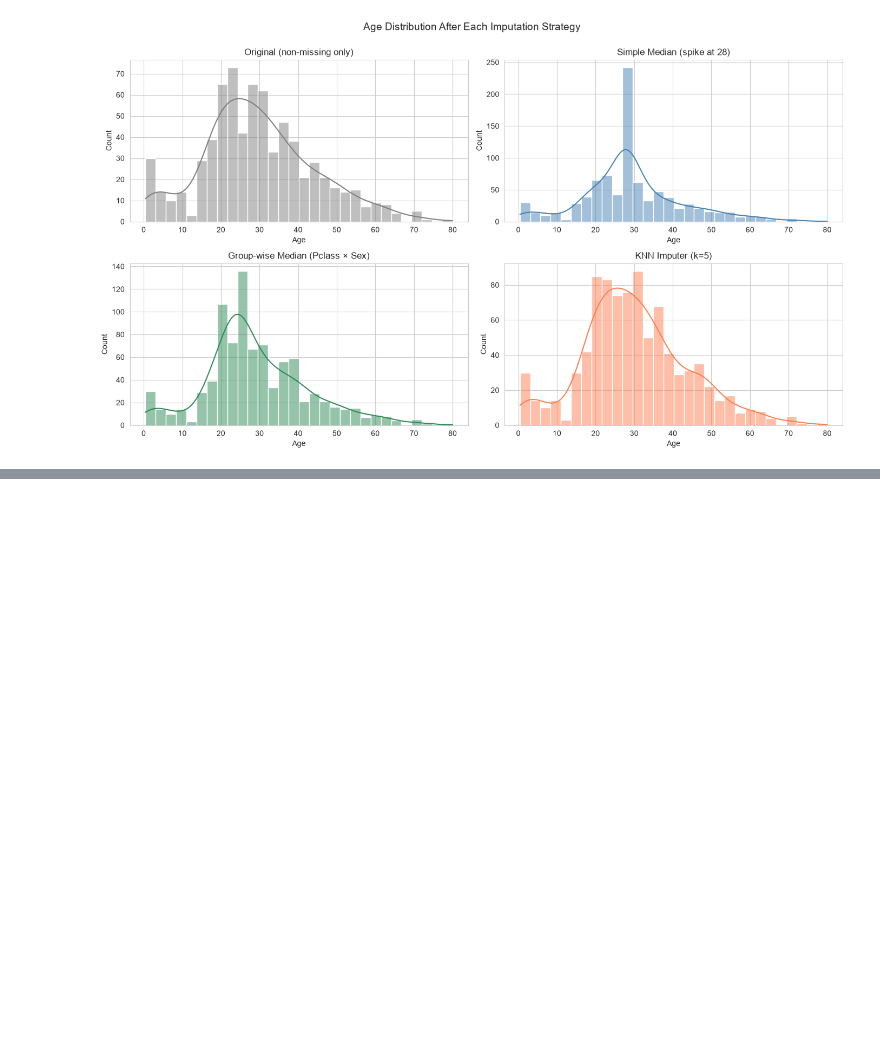
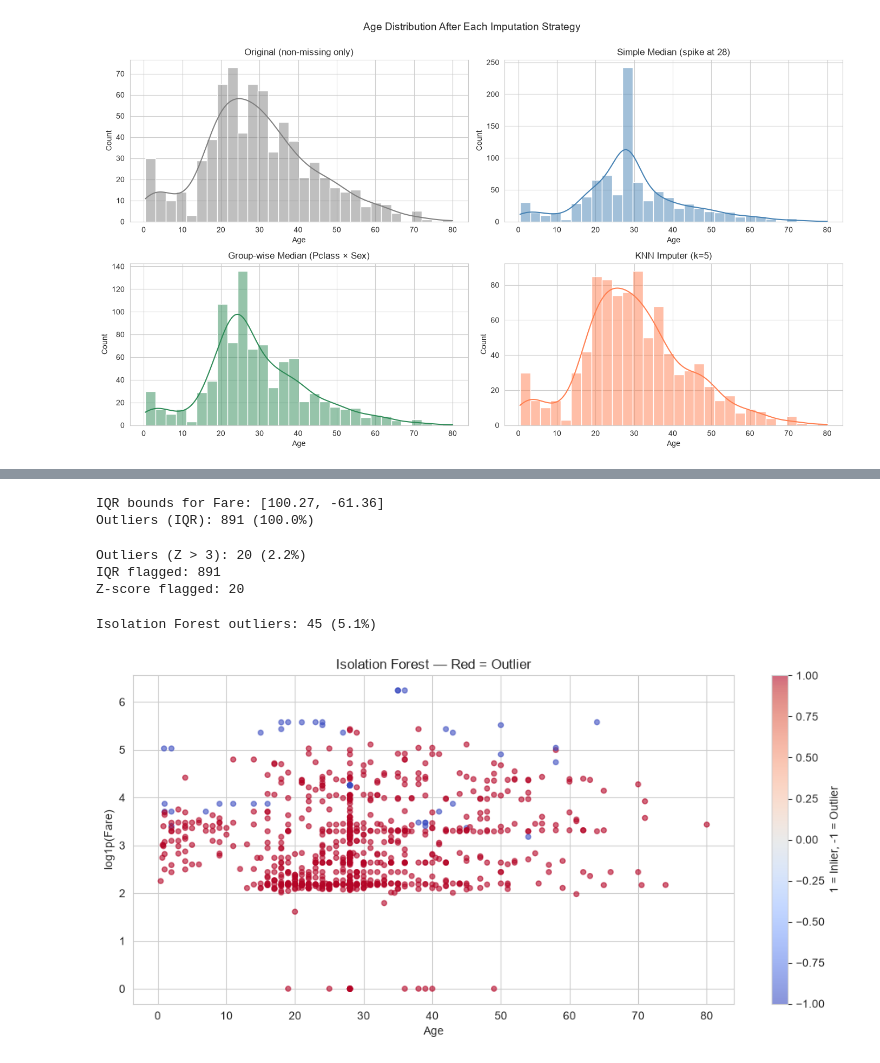
Before and after one commit to elnaz002/ai-learning-journey, a Jupyter notebook: 02-preprocessing/01-missing-outliers.ipynb, the cells around one changed output, grey strips where cells are left out. Cells and saved outputs as stored; diff of their text form; code cells hidden in the pictures; blank space fills up the shorter version.

```diff
--- a/02-preprocessing/01-missing-outliers.ipynb
+++ b/02-preprocessing/01-missing-outliers.ipynb
@@ -221,0 +263,53 @@ plt.show()
+# %%
+def iqr_bounds(series , k =1-5):
+  q1, q3 = series.quantile([0.25,0.75])
+  iqr = q3 - q1
+  lower, upper = q1 - k * iqr, q3 + k * iqr
+  mask = (series < lower) | (series > upper)
+  return lower, upper, mask
+
+
+lo, hi, mask_iqr = iqr_bounds(df["Fare"])
+print(f"IQR bounds for Fare: [{lo:.2f}, {hi:.2f}]")
+print(f"Outliers (IQR): {mask_iqr.sum()} ({mask_iqr.mean()*100:.1f}%)")
+# %% [output]
+IQR bounds for Fare: [100.27, -61.36]
+Outliers (IQR): 891 (100.0%)
+# %%
+from scipy import stats
+
+
+z_scores = np.abs(stats.zscore(df["Fare"].dropna()))
+mask_z = z_scores > 3
+print(f"Outliers (Z > 3): {mask_z.sum()} ({mask_z.mean()*100:.1f}%)")
+
+# Compare with IQR
+print(f"IQR flagged: {mask_iqr.sum()}")
+print(f"Z-score flagged: {mask_z.sum()}")
+# %% [output]
+Outliers (Z > 3): 20 (2.2%)
+IQR flagged: 891
+Z-score flagged: 20
+# %%
+from sklearn.ensemble import IsolationForest
+
+iso = IsolationForest(contamination=0.05, random_state=42)
+features_for_iso = df[["Age", "Fare", "SibSp", "Parch"]].copy()
+features_for_iso["Age"] = features_for_iso["Age"].fillna(features_for_iso["Age"].median())
+
+labels = iso.fit_predict(features_for_iso)
+
+print(f"Isolation Forest outliers: {(labels == -1).sum()} ({(labels == -1).mean()*100:.1f}%)")
+
+plt.figure(figsize=(10, 5))
+plt.scatter(features_for_iso["Age"], np.log1p(features_for_iso["Fare"]),
+            c=labels, cmap="coolwarm", alpha=0.6,s=20)
+plt.xlabel("Age")
+plt.ylabel("log1p(Fare)")
+plt.title("Isolation Forest — Red = Outlier")
+plt.colorbar(label="1 = Inlier, -1 = Outlier")
+plt.tight_layout()
+plt.show()
+# %% [output]
+Isolation Forest outliers: 45 (5.1%)
+[figure, added]
```
Also changed, not shown: parts of 6 cells of this notebook, 1 other file.
